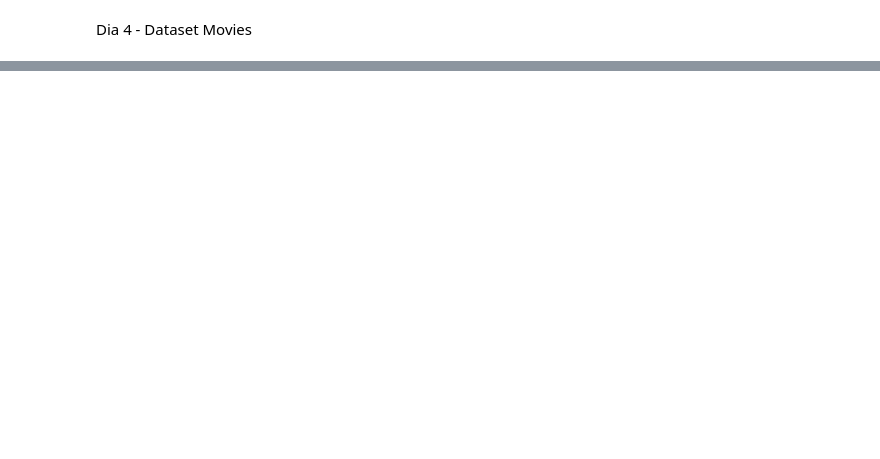
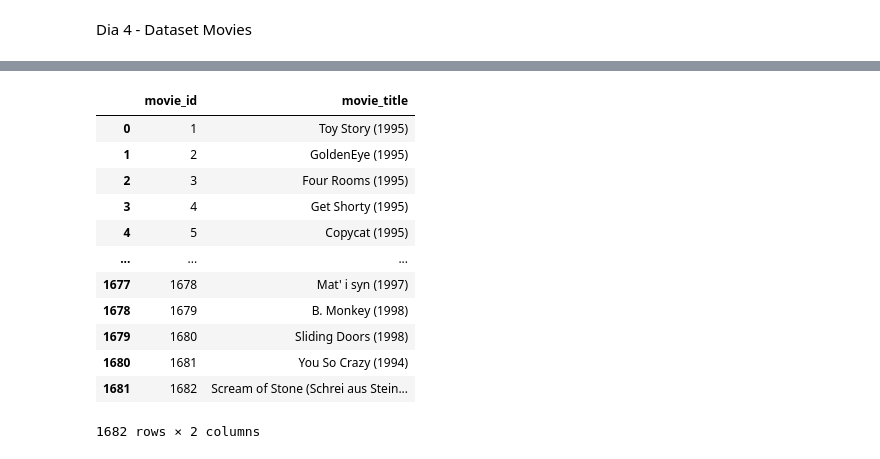
Before and after one commit to riquelmept/7DaysOfCode-DataScience, a Jupyter notebook: 04-7-days-of-code-cd.ipynb, the cells around one changed output, grey strips where cells are left out. Saved outputs shown, nothing was run; the diff lists cells and outputs as text; code cells hidden in the pictures; blank space fills up the shorter version.

```diff
--- a/04-7-days-of-code-cd.ipynb
+++ b/04-7-days-of-code-cd.ipynb
@@ -792,0 +75,23 @@ sugestoes(944)
+# %%
+#Renomeando e filtrando as colunas da base de filmes.
+
+data_filmes.rename(columns={0: 'movie_id', 1: 'movie_title', 2: 'release_date', 3: 'video_release_date', 4: 'imdb_url', 5:
+'unknown', 6: 'action', 7: 'adventure', 8: 'animation', 9: 'childrens', 10: 'comedy', 11: 'crime', 12:
+'documentary', 13: 'drama', 14: 'fantasy', 15: 'film_noir', 16: 'horror', 17: 'musical', 18: 'mystery', 19:
+'romance', 20: 'scifi', 21: 'thriller', 22: 'war', 23: 'western'}, inplace=True)
+data_filmes = data_filmes[['movie_id','movie_title']]
+data_filmes
+# %% [output]
+|  | movie_id | movie_title |
+| 0 | 1 | Toy Story (1995) |
+| 1 | 2 | GoldenEye (1995) |
+| 2 | 3 | Four Rooms (1995) |
+| 3 | 4 | Get Shorty (1995) |
+| 4 | 5 | Copycat (1995) |
+| ... | ... | ... |
+| 1677 | 1678 | Mat' i syn (1997) |
+| 1678 | 1679 | B. Monkey (1998) |
+| 1679 | 1680 | Sliding Doors (1998) |
+| 1680 | 1681 | You So Crazy (1994) |
+| 1681 | 1682 | Scream of Stone (Schrei aus Stein... |
+1682 rows × 2 columns
```
Also changed, not shown: parts of 98 cells of this notebook.
